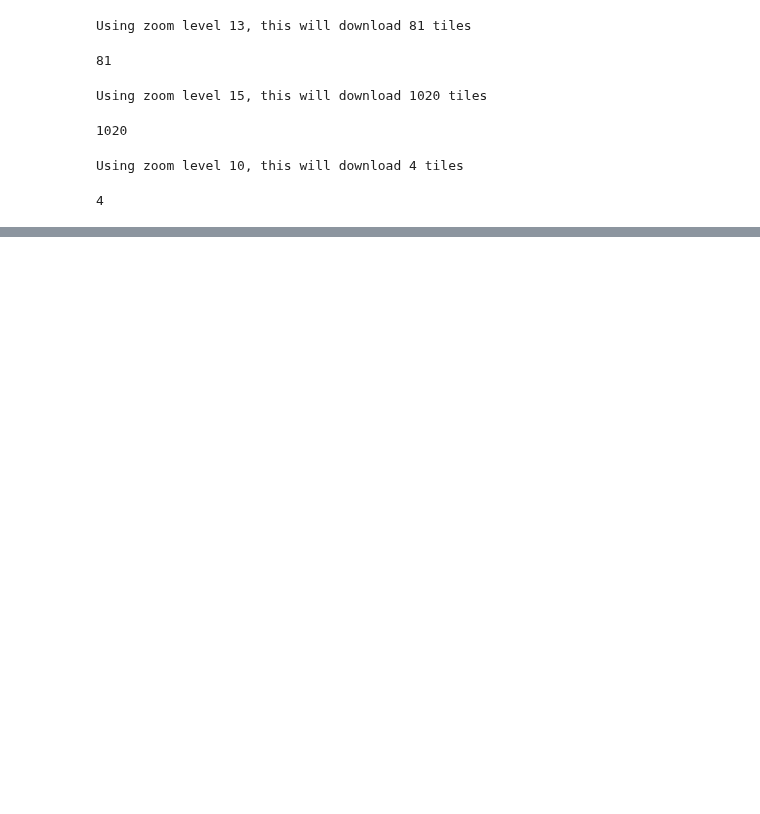
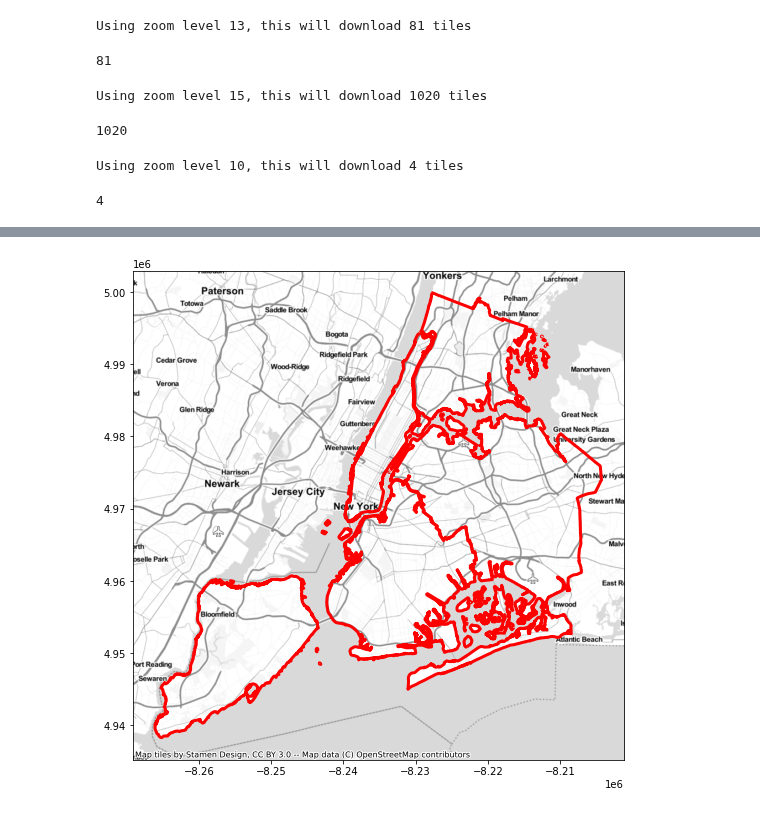
Before and after one commit to geopandas/contextily, a Jupyter notebook: notebooks/intro_guide.ipynb, the cells around one changed output, grey strips where cells are left out. Cells and saved outputs as stored; diff of their text form; code cells hidden in the pictures; blank space fills up the shorter version.

```diff
--- a/notebooks/intro_guide.ipynb
+++ b/notebooks/intro_guide.ipynb
@@ -214,0 +220,6 @@ Using zoom level 10, this will download 4 tiles
+# %%
+df = geopandas.read_file(geopandas.datasets.get_path('nybb')).to_crs(epsg=3857)
+ax = df.plot(figsize=(9,9), color="none", edgecolor="r", linewidth=3)
+cx.add_basemap(ax, crs=df.crs.to_string(), source=cx.providers.Stamen.TonerLite)
+# %% [output]
+[figure, added]
```
Also changed, not shown: parts of 9 cells of this notebook, 3 other files.
